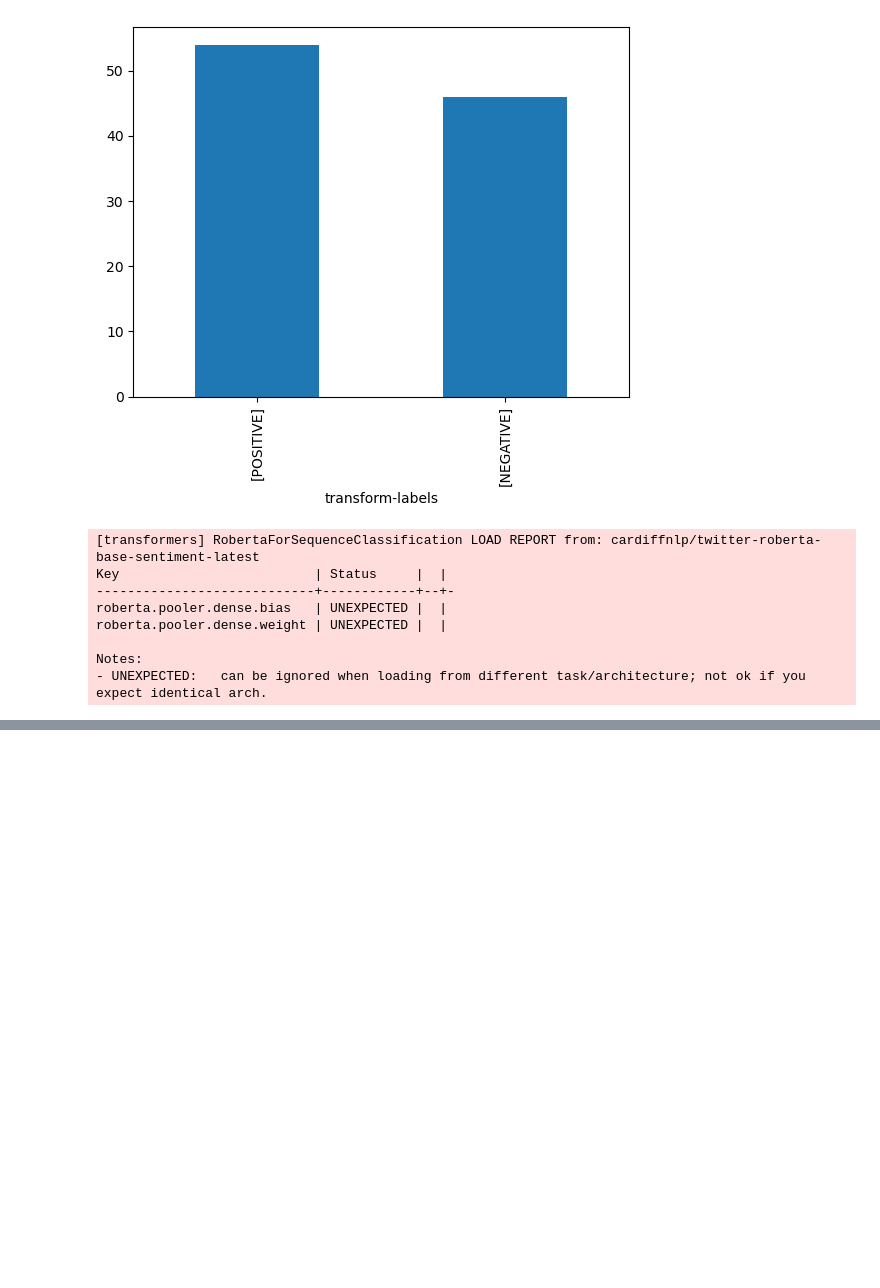
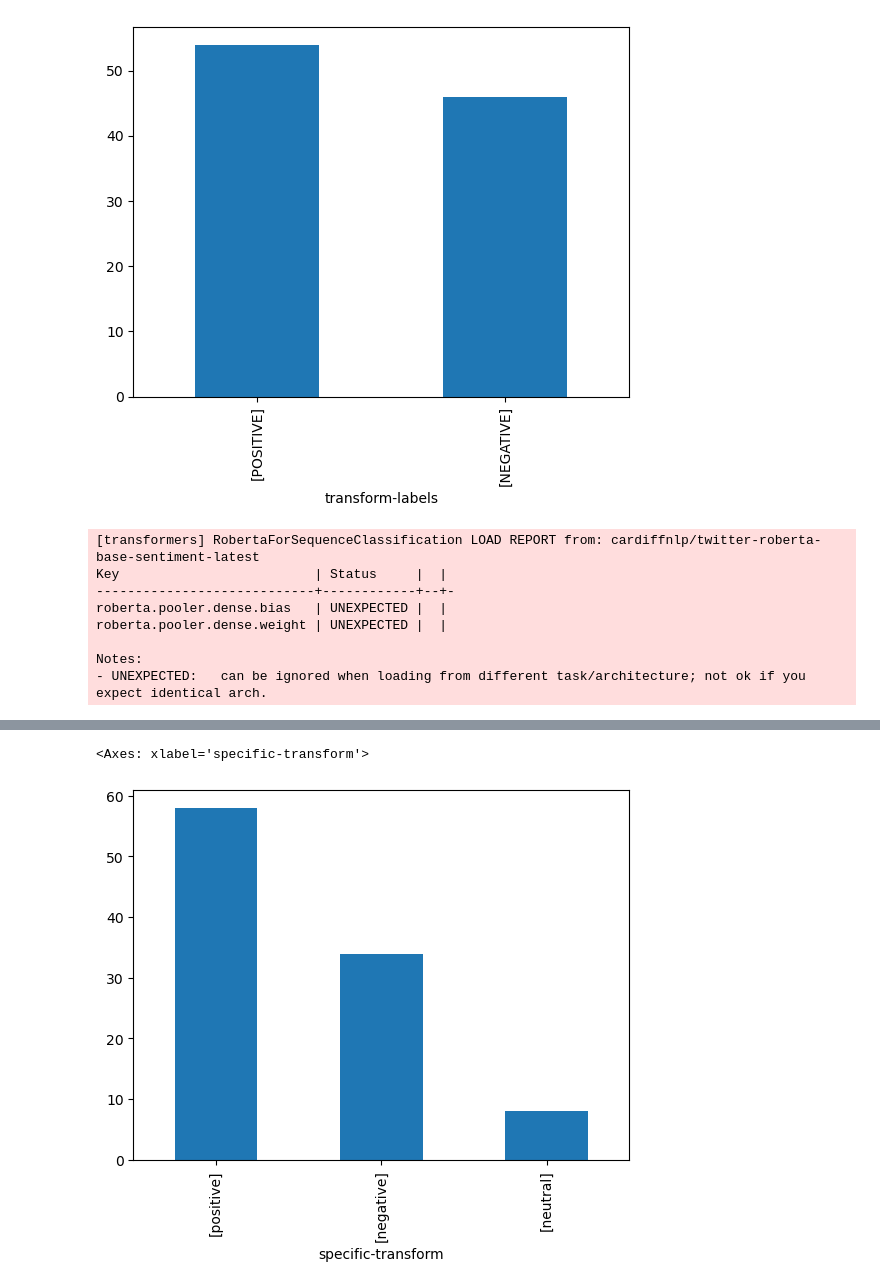
Before and after one commit to wanderer878/jupyter, a Jupyter notebook: practical_task_23.ipynb, the cells around one changed output, grey strips where cells are left out. Saved outputs shown, nothing was run; the diff lists cells and outputs as text; code cells hidden in the pictures; blank space fills up the shorter version.

```diff
--- a/practical_task_23.ipynb
+++ b/practical_task_23.ipynb
@@ -177,4 +177,7 @@ data.head()
 | 3 | 10342 | Action, action, action! Equipment... | 4 | action action action equipment ke... | 0.6652 | positive | [NEGATIVE] | ... |
 | 4 | 5256 | this was hands down the worse boo... | 1 | this was hands down the worse boo... | -0.4767 | negative | [NEGATIVE] | ... |
 # %%
-data
+data['specific-transform'].value_counts().plot.bar()
+# %% [output]
+<Axes: xlabel='specific-transform'>
+[figure, added]
```
Also changed, not shown: 1 other file.
